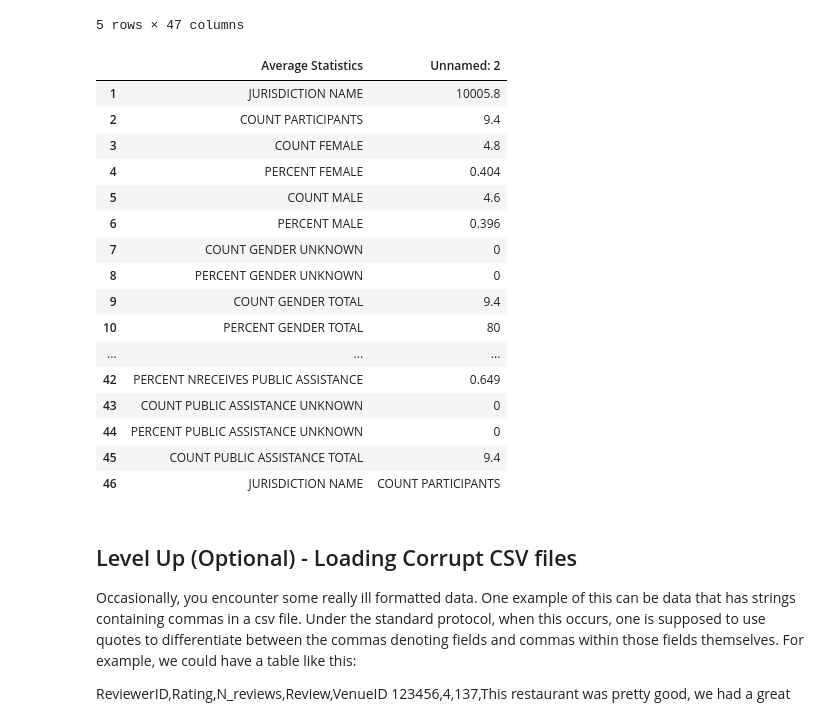
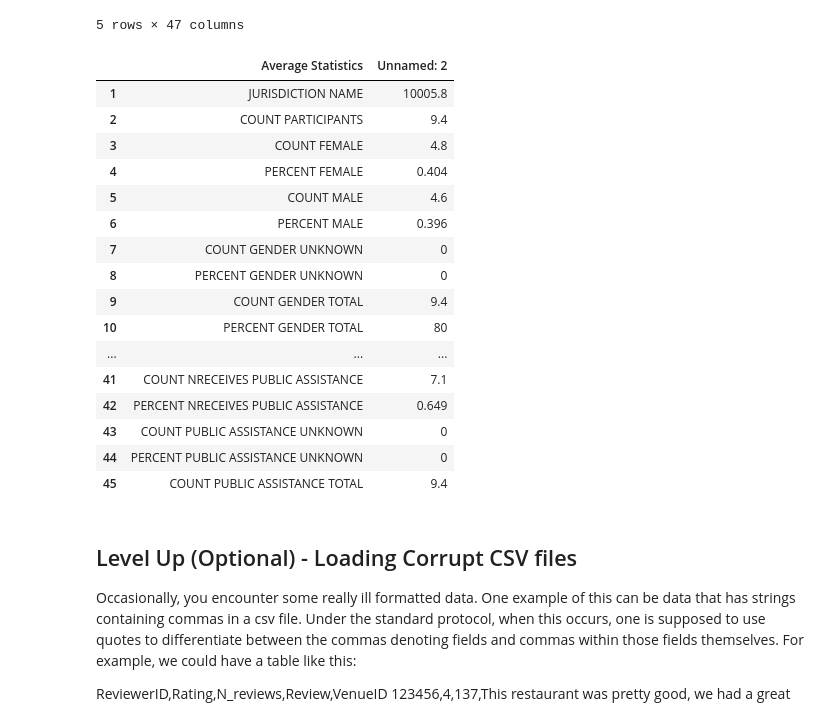
Before and after one commit to kathrinv/dsc-importing-data-using-pandas-lab-nyc-ds-082619, a Jupyter notebook: index.ipynb, the cells around one changed output. Cells and saved outputs as stored; diff of their text form; code cells hidden in the pictures.

```diff
--- a/index.ipynb
+++ b/index.ipynb
@@ -67,25 +67,25 @@ zipcode.tail()
 # For the first 46 rows, the values for Jurisdiction 10005 are unstacked, and then the values for the other districts are
 # %%
 # Your code here - Clean up the data set
-zipcode.loc[1:46,['Average Statistics', 'Unnamed: 2']]
+zipcode.loc[1:45,['Average Statistics', 'Unnamed: 2']]
 # %% [output]
 |  | Average Statistics | Unnamed: 2 |
 | 1 | JURISDICTION NAME | 10005.8 |
 | 2 | COUNT PARTICIPANTS | 9.4 |
 | 3 | COUNT FEMALE | 4.8 |
 | 4 | PERCENT FEMALE | 0.404 |
 | 5 | COUNT MALE | 4.6 |
 | 6 | PERCENT MALE | 0.396 |
 | 7 | COUNT GENDER UNKNOWN | 0 |
 | 8 | PERCENT GENDER UNKNOWN | 0 |
 | 9 | COUNT GENDER TOTAL | 9.4 |
 | 10 | PERCENT GENDER TOTAL | 80 |
 | ... | ... | ... |
+| 41 | COUNT NRECEIVES PUBLIC ASSISTANCE | 7.1 |
 | 42 | PERCENT NRECEIVES PUBLIC ASSISTANCE | 0.649 |
 | 43 | COUNT PUBLIC ASSISTANCE UNKNOWN | 0 |
 | 44 | PERCENT PUBLIC ASSISTANCE UNKNOWN | 0 |
 | 45 | COUNT PUBLIC ASSISTANCE TOTAL | 9.4 |
-| 46 | JURISDICTION NAME | COUNT PARTICIPANTS |
 # %% [markdown]
 ## Level Up (Optional) - Loading Corrupt CSV files
 
```
